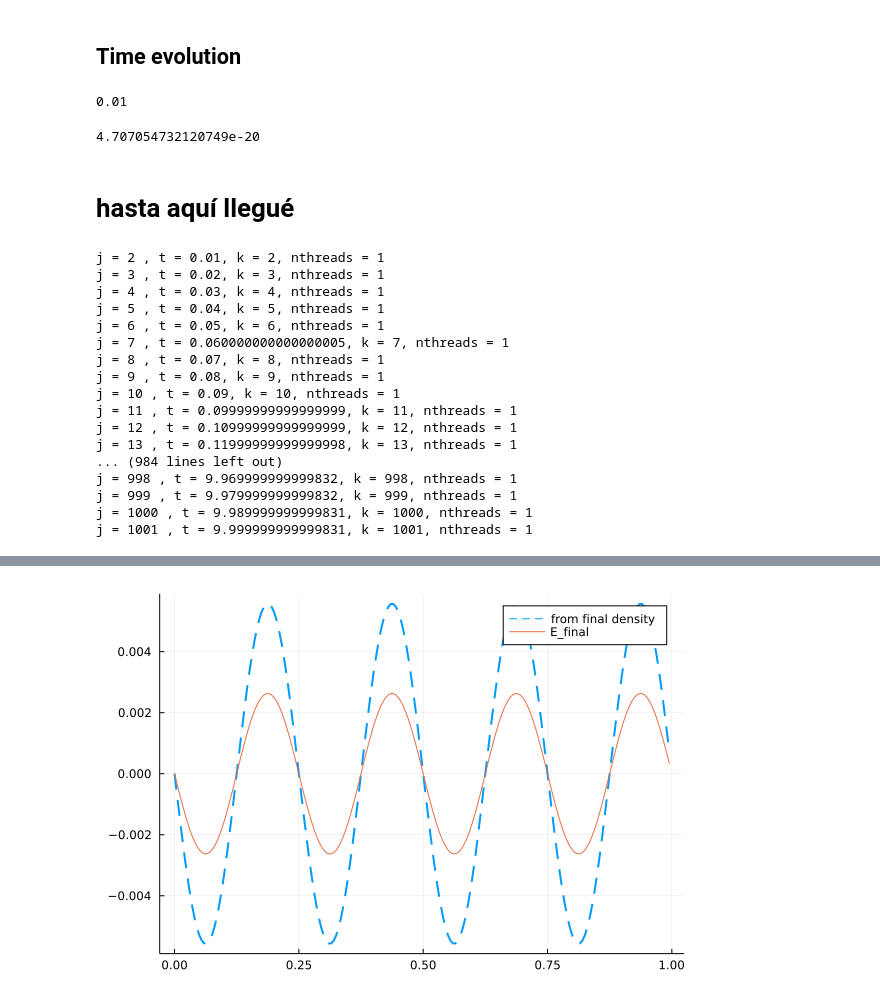
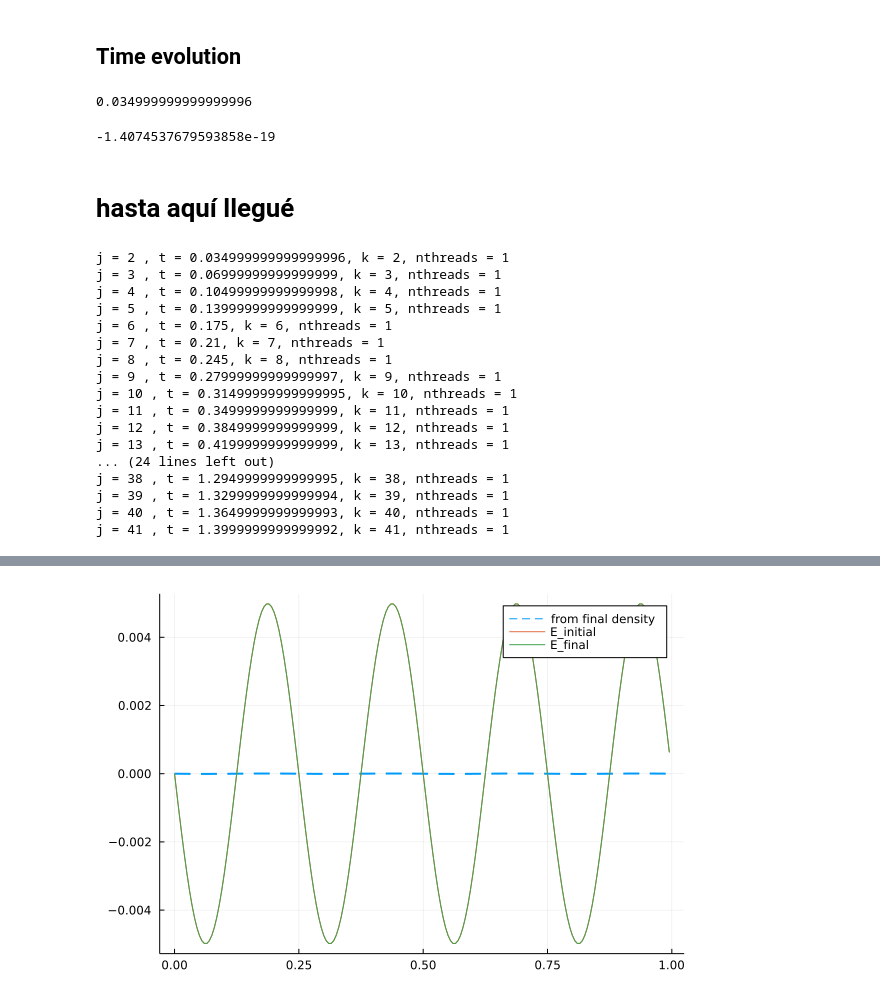
Before and after one commit to reula/Vlasov, a Jupyter notebook: vlasov_1.ipynb, the cells around one changed output, grey strips where cells are left out. Saved outputs shown, nothing was run; the diff lists cells and outputs as text; code cells hidden in the pictures.

```diff
--- a/vlasov_1.ipynb
+++ b/vlasov_1.ipynb
@@ -176,12 +179,12 @@ plot!(subplot=4,x,E_K, title = "Kinetic Energy", legend = :false)
 # %%
 t = 0.0
 t_i = 0.0
-t_f = 10.0
-M = 1001
-M_g = 1000 + 1 #number of outputs, starting from the initial data
+t_f = 1.40
+M = 41
+M_g = 40 + 1 #number of outputs, starting from the initial data
 dt = t_f / (M-1)
 # %% [output]
-0.01
+0.034999999999999996
 # %%
 dvx = zeros(Nx)
 dvp = zeros(Np)
@@ -189,7 +192,7 @@ k1 = zeros(Nx*(Np+1))
 k2 = zeros(Nx*(Np+1))
 k3 = zeros(Nx*(Np+1))
 k4 = zeros(Nx*(Np+1))
-p_F = dx, dp, Nx, Np, S, dvx, dvp
+p_F = (dx, dp, Nx, Np, v, S, dvx, dvp)
 par_RK = (k1, k2, k3, k4)
 
 # total quantities
@@ -210,9 +213,9 @@ EField_T[j] = sum(u[Nx*Np+1:end])*dx
 p_T[j] = sum(get_momentum!(u,P,(Nx, dx, Np, dp)))*dx
 
 get_density!(u, ρ, (Nx, dx, Np, dp, m, e))
-get_current!(u, S, (Nx, dx, Np, dp, m, e))
+get_current!(u, S, (Nx, dx, Np, dp, v, m, e))
 n_T[j] = get_total_density!(ρ,(Nx, dx))
 S_T[j] = sum(S)/n_T[j]/Nx
 #T[1] = var(u[N+1:2N])
 # %% [output]
-4.707054732120749e-20
+-1.4074537679593858e-19
@@ -230,32 +235,31 @@ for k in 2:M
         Energy_E[j]  = get_E_energy(u,(Nx, dx))
         EField_T[j] = sum(u[Nx*Np+1:end])*dx
         p_T[j] = sum(get_momentum!(u,P,(Nx, dx, Np, dp)))*dx
-
         get_density!(u, ρ, (Nx, dx, Np, dp, m, e))
-        get_current!(u, S, (Nx, dx, Np, dp, m, e))
+        get_current!(u, S, (Nx, dx, Np, dp, v, m, e))
         n_T[j] = get_total_density!(ρ,(Nx, dx))
         S_T[j] = sum(S)/n_T[j]/Nx
         println("j = $j , t = $t, k = $k, nthreads = $(nthreads())")
     end
   end
 # %% [output]
-j = 2 , t = 0.01, k = 2, nthreads = 1
-j = 3 , t = 0.02, k = 3, nthreads = 1
-j = 4 , t = 0.03, k = 4, nthreads = 1
-j = 5 , t = 0.04, k = 5, nthreads = 1
-j = 6 , t = 0.05, k = 6, nthreads = 1
-j = 7 , t = 0.060000000000000005, k = 7, nthreads = 1
-j = 8 , t = 0.07, k = 8, nthreads = 1
-j = 9 , t = 0.08, k = 9, nthreads = 1
-j = 10 , t = 0.09, k = 10, nthreads = 1
-j = 11 , t = 0.09999999999999999, k = 11, nthreads = 1
-j = 12 , t = 0.10999999999999999, k = 12, nthreads = 1
-j = 13 , t = 0.11999999999999998, k = 13, nthreads = 1
-... (984 lines left out)
-j = 998 , t = 9.969999999999832, k = 998, nthreads = 1
-j = 999 , t = 9.979999999999832, k = 999, nthreads = 1
-j = 1000 , t = 9.989999999999831, k = 1000, nthreads = 1
-j = 1001 , t = 9.999999999999831, k = 1001, nthreads = 1
+j = 2 , t = 0.034999999999999996, k = 2, nthreads = 1
+j = 3 , t = 0.06999999999999999, k = 3, nthreads = 1
+j = 4 , t = 0.10499999999999998, k = 4, nthreads = 1
+j = 5 , t = 0.13999999999999999, k = 5, nthreads = 1
+j = 6 , t = 0.175, k = 6, nthreads = 1
+j = 7 , t = 0.21, k = 7, nthreads = 1
+j = 8 , t = 0.245, k = 8, nthreads = 1
+j = 9 , t = 0.27999999999999997, k = 9, nthreads = 1
+j = 10 , t = 0.31499999999999995, k = 10, nthreads = 1
+j = 11 , t = 0.3499999999999999, k = 11, nthreads = 1
+j = 12 , t = 0.3849999999999999, k = 12, nthreads = 1
+j = 13 , t = 0.4199999999999999, k = 13, nthreads = 1
+... (24 lines left out)
+j = 38 , t = 1.2949999999999995, k = 38, nthreads = 1
+j = 39 , t = 1.3299999999999994, k = 39, nthreads = 1
+j = 40 , t = 1.3649999999999993, k = 40, nthreads = 1
+j = 41 , t = 1.3999999999999992, k = 41, nthreads = 1
 # %%
 #F = reshape(u[1:Nx*Np],(Nx,Np));
 #plot_matrix(F)
@@ -272,6 +276,7 @@ get_E_from_ϕ!(ϕ_f,E_f,dx)
 
 
 plot(x,E_f,label="from final density", ls=:dash, lw=2)
-#plot!(x,E_i,label="E_initial")
+plot!(x,E_i,label="E_initial")
 plot!(x,u[Nx*Np+1:end], label="E_final")
+#save("Efield_como_debiera.png")
 # %% [output]
@@ -279,4 +284,4 @@ n0 = -1.0000000000050706
-[figure, old version]
+[figure, new version]
 # %%
 factor = 200
 plot(layout=(2,2))
```
Also changed, not shown: parts of 8 cells of this notebook, 2 other files.
